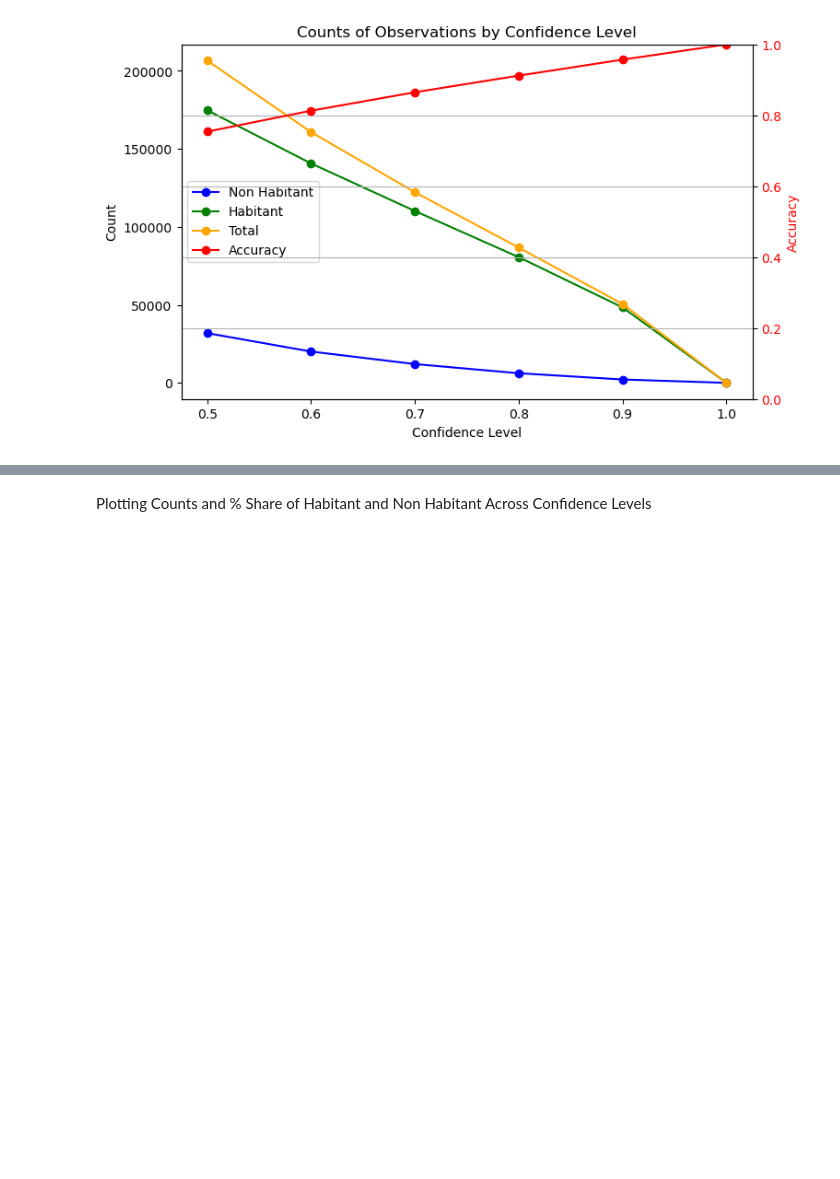
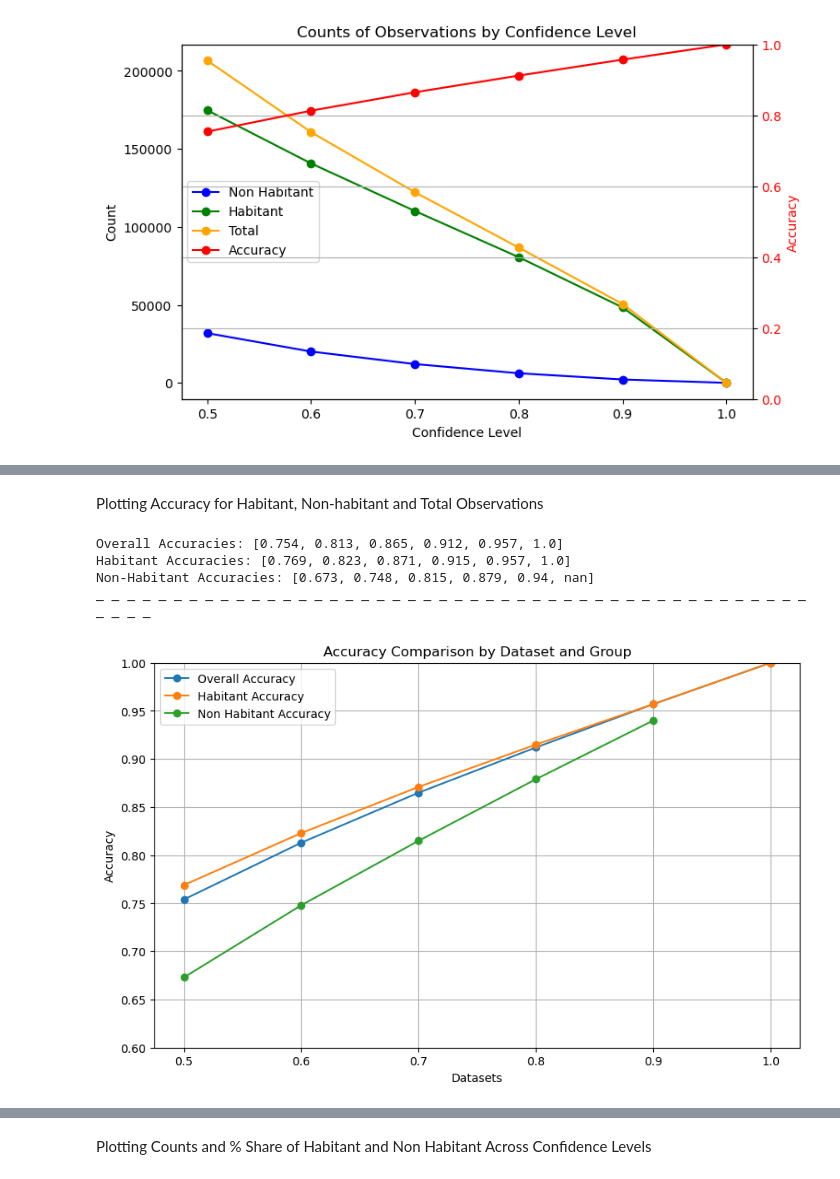
Before and after one commit to andreihushcha/bird_audio_2025, a Jupyter notebook: EDA_20250403.ipynb, the cells around one changed output, grey strips where cells are left out. Drawn from its saved outputs; the diff is of its cells as text; code cells hidden in the pictures; blank space fills up the shorter version.

```diff
--- a/EDA_20250318.ipynb
+++ b/EDA_20250403.ipynb
@@ -155,6 +156,15 @@ data = pd.read_csv('data/data_20250330.csv')
 # %%
 # dropping redundant columns
 data = data.drop(columns=['Unnamed: 0', 'Scientific name', 'Year'])
+
+# adding a new column "Elevation_type" with low,medium, high values based on the observations automothes
+data['Elevation_type'] = data['ID'].apply(lambda x: 'low' if x[:3] == 'psl'
+                                   else ('medium' if x[:3] == 'psm'
+                                        else ('high' if x[:3] == 'psh'
+                                               else None)))
+
+# saving the updated dataset for Looker/Tableau analysis
+data.to_csv('data/data_20250330_looker.csv', index=False)
 
 # grouping the dataset into different subsets
 data_05 = data
@@ -400,0 +343,63 @@ Relative differences (%): [-22.21 -23.97 -29.02 -41.74 -99.89]
+# %% [markdown]
+Plotting Accuracy for Habitant, Non-habitant and Total Observations
+# %%
+# accuracies for each dataset
+accuracies = [
+    data_05['Confidence'].mean().round(3),
+    data_06['Confidence'].mean().round(3),
+    data_07['Confidence'].mean().round(3),
+    data_08['Confidence'].mean().round(3),
+    data_09['Confidence'].mean().round(3),
+    data_10['Confidence'].mean()  # Assuming data_10 is defined
+]
+
+# habitant accuracies for each dataset
+habitant_accuracies = [
+    data_05[data_05['Habitant'] == 1]['Confidence'].mean().round(3),
+    data_06[data_06['Habitant'] == 1]['Confidence'].mean().round(3),
+    data_07[data_07['Habitant'] == 1]['Confidence'].mean().round(3),
+    data_08[data_08['Habitant'] == 1]['Confidence'].mean().round(3),
+    data_09[data_09['Habitant'] == 1]['Confidence'].mean().round(3),
+    data_10[data_10['Habitant'] == 1]['Confidence'].mean()
+]
+
+# non-habitant accuracies for each dataset
+non_habitant_accuracies = [
+    data_05[data_05['Habitant'] == 0]['Confidence'].mean().round(3),
+    data_06[data_06['Habitant'] == 0]['Confidence'].mean().round(3),
+    data_07[data_07['Habitant'] == 0]['Confidence'].mean().round(3),
+    data_08[data_08['Habitant'] == 0]['Confidence'].mean().round(3),
+    data_09[data_09['Habitant'] == 0]['Confidence'].mean().round(3),
+    data_10[data_10['Habitant'] == 0]['Confidence'].mean()
+]
+
+x = range(len(datasets))
+
+print("Overall Accuracies:", accuracies)
+print("Habitant Accuracies:", habitant_accuracies)
+print("Non-Habitant Accuracies:", non_habitant_accuracies)
+print("_ " * 50)
+
+plt.figure(figsize=(10, 6))
+
+# Plot overall accuracies
+plt.plot(x, accuracies, marker='o', linestyle='-', label='Overall Accuracy')
+# Plot habitant accuracies
+plt.plot(x, habitant_accuracies, marker='o', linestyle='-', label='Habitant Accuracy')
+# Plot non-habitant accuracies
+plt.plot(x, non_habitant_accuracies, marker='o', linestyle='-', label='Non Habitant Accuracy')
+
+plt.xticks(x, datasets)
+plt.xlabel('Datasets')
+plt.ylabel('Accuracy')
+plt.title('Accuracy Comparison by Dataset and Group')
+plt.ylim(0.6, 1)  # y-axis from 0.6 to 1
+plt.legend()
+plt.grid(True)
+plt.show()
+# %% [output]
+Overall Accuracies: [0.754, 0.813, 0.865, 0.912, 0.957, 1.0]
+Habitant Accuracies: [0.769, 0.823, 0.871, 0.915, 0.957, 1.0]
+Non-Habitant Accuracies: [0.673, 0.748, 0.815, 0.879, 0.94, nan]
+_ _ _ _ _ _ _ _ _ _ _ _ _ _ _ _ _ _ _ _ _ _ _ _ _ _ _ _ _ _ _ _ _ _ _ _ _ _ _ _ _ _ _ _ _ _ _ _ _ _
+[figure, added]
```
Also changed, not shown: parts of 33 cells of this notebook, 4 other files.
